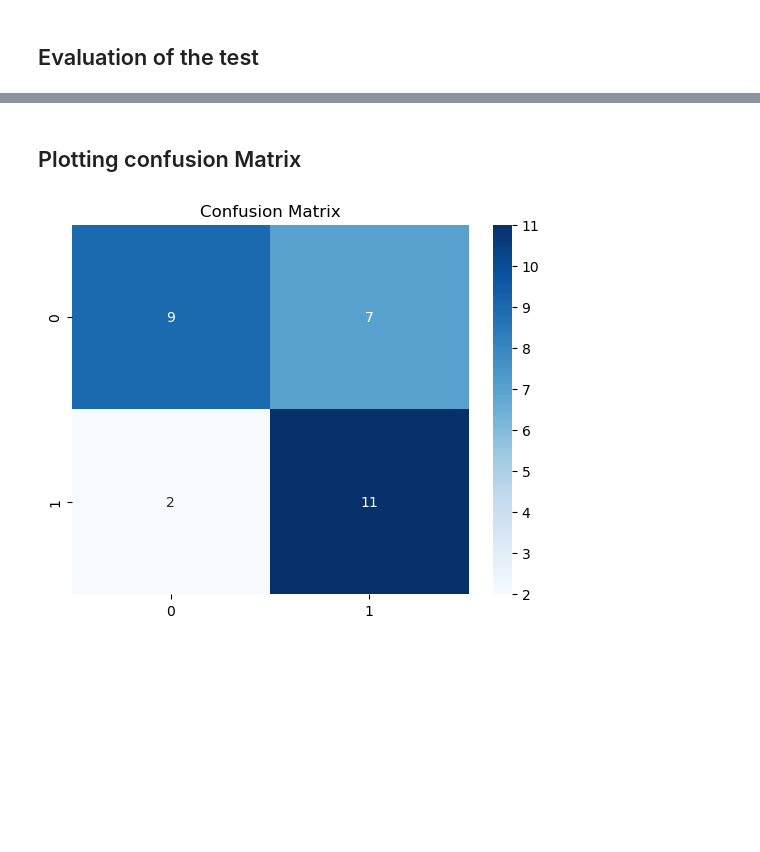
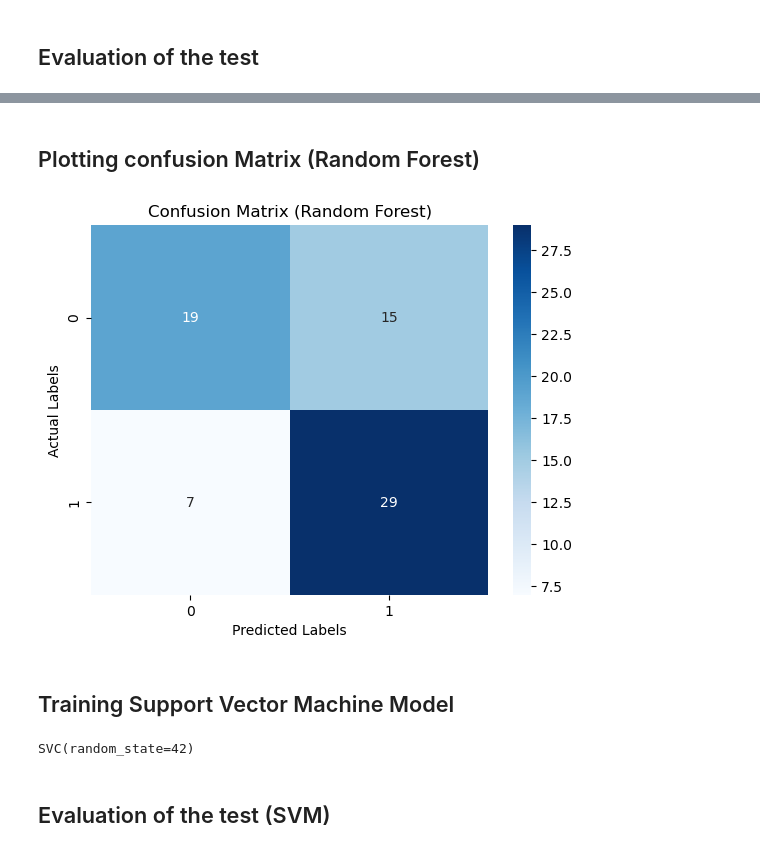
Before and after one commit to MH-Rohan-JU/Clickbait-detection-using-ML, a Jupyter notebook: With Bengali Dataset/clickbait_bn.ipynb, the cells around one changed output, grey strips where cells are left out. Drawn from its saved outputs; the diff is of its cells as text; code cells hidden in the pictures; blank space fills up the shorter version.

```diff
--- a/With Bengali Dataset/clickbait_bn.ipynb
+++ b/With Bengali Dataset/clickbait_bn.ipynb
@@ -7,7 +7,7 @@ import matplotlib.pyplot as plt
 # %% [markdown]
 ## Importing and preprocessing the dataset
 # %%
-df = pd.read_excel("clickbait_bn.xlsx")
+df = pd.read_excel("clickbait_hybrid.xlsx")
 df.dropna(inplace=True)
 df.rename(columns={'clickbait': 'label'}, inplace=True)
 df['label'] = df['label'].map({0: 'real', 1: 'clickbait'})
@@ -72,0 +105,36 @@ Feature matrix shape: (113, 119)
+# %%
+from sklearn.feature_extraction.text import TfidfVectorizer
+from scipy.sparse import hstack
+
+# Word-level TF-IDF
+word_vectorizer = TfidfVectorizer(
+    tokenizer=bangla_tokenizer,
+    token_pattern=None,
+    lowercase=False,
+    ngram_range=(1, 2),
+    min_df=2,
+    max_df=0.9,
+    sublinear_tf=True,
+    max_features=4000
+)
+
+# Character-level TF-IDF (VERY powerful)
+char_vectorizer = TfidfVectorizer(
+    analyzer='char',
+    ngram_range=(3, 5),
+    min_df=2,
+    max_features=3000
+)
+
+# Fit and transform
+X_train_word = word_vectorizer.fit_transform(X_train)
+X_test_word = word_vectorizer.transform(X_test)
+
+X_train_char = char_vectorizer.fit_transform(X_train)
+X_test_char = char_vectorizer.transform(X_test)
+
+# Combine features
+X_train_vec = hstack([X_train_word, X_train_char])
+X_test_vec = hstack([X_test_word, X_test_char])
+
+print(f"Feature matrix shape: {X_train_vec.shape}")
@@ -101,9 +171,21 @@ weighted avg       0.73      0.69      0.69        29
 # %% [markdown]
-## Plotting confusion Matrix
+## Plotting confusion Matrix (Random Forest)
 # %%
 cm = confusion_matrix(y_test, y_pred)
 sns.heatmap(cm, annot=True, fmt='d', cmap='Blues')
-plt.title("Confusion Matrix")
+plt.title("Confusion Matrix (Random Forest)")
+plt.ylabel('Actual Labels')        # y-axis label (true values)
+plt.xlabel('Predicted Labels')     # x-axis label (predicted values)
 plt.show()
 # %% [output]
-[figure, old version]
+[figure, new version]
+# %% [markdown]
+## Training Support Vector Machine Model
+# %%
+from sklearn.svm import SVC
+svm_cl = SVC(kernel='rbf', random_state=42)
+svm_cl.fit(X_train_vec, y_train)
+# %% [output]
+SVC(random_state=42)
+# %% [markdown]
+## Evaluation of the test (SVM)
```
Also changed, not shown: parts of 12 cells of this notebook, 4 other files.
